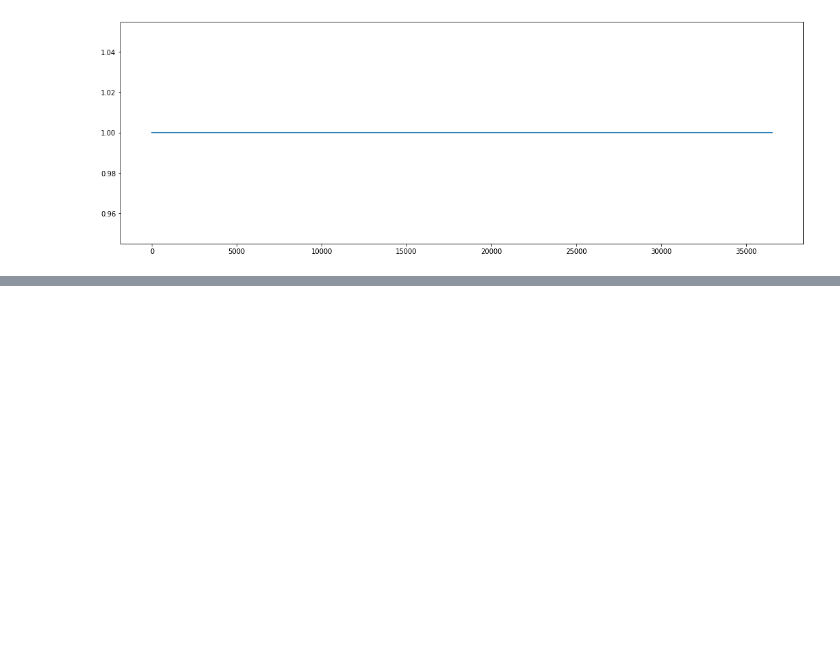
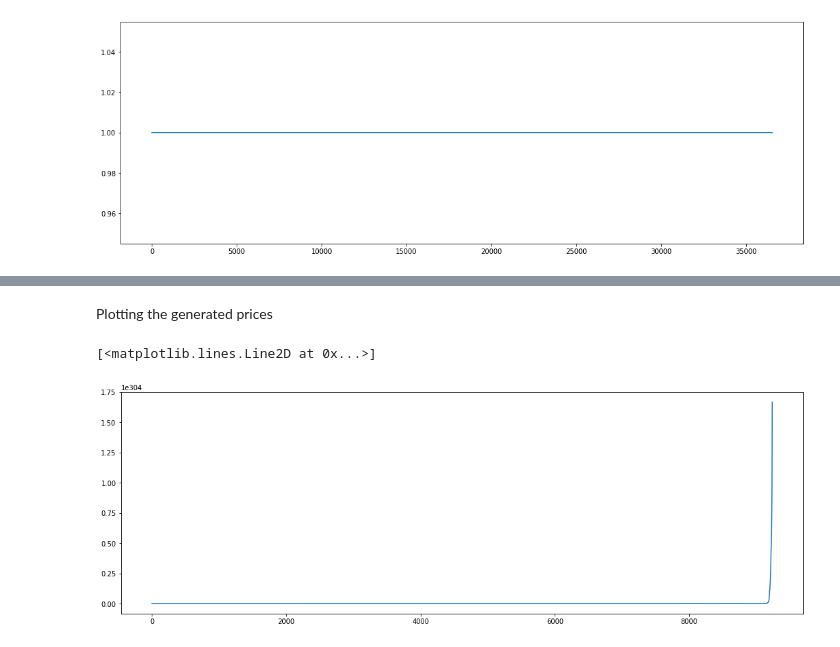
Before and after one commit to jahnavi9299p/JustLikeThat, a Jupyter notebook: Data Generation.ipynb, the cells around one changed output, grey strips where cells are left out. Cells and saved outputs as stored; diff of their text form; code cells hidden in the pictures; blank space fills up the shorter version.

```diff
--- a/Data Generation.ipynb
+++ b/Data Generation.ipynb
@@ -167,0 +300,8 @@ min(p), max(p)
+# %% [markdown]
+Plotting the generated prices
+# %%
+fig = plt.figure(figsize=(18,6))
+plt.plot(range(0,len(p1)), p1)
+# %% [output]
+[<matplotlib.lines.Line2D at 0x...>]
+[figure, added]
```
Also changed, not shown: parts of 50 cells of this notebook.
